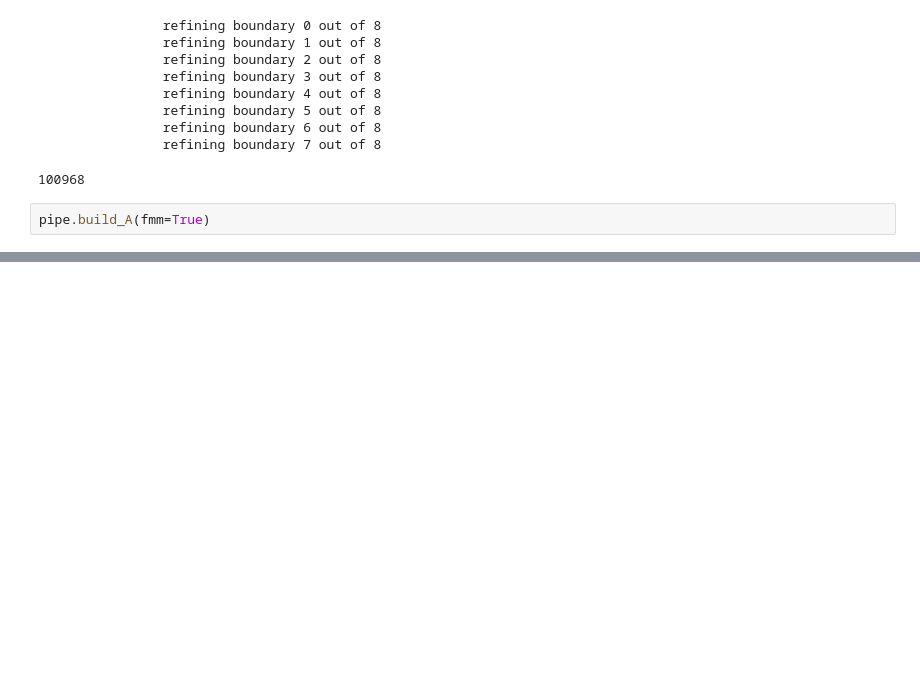
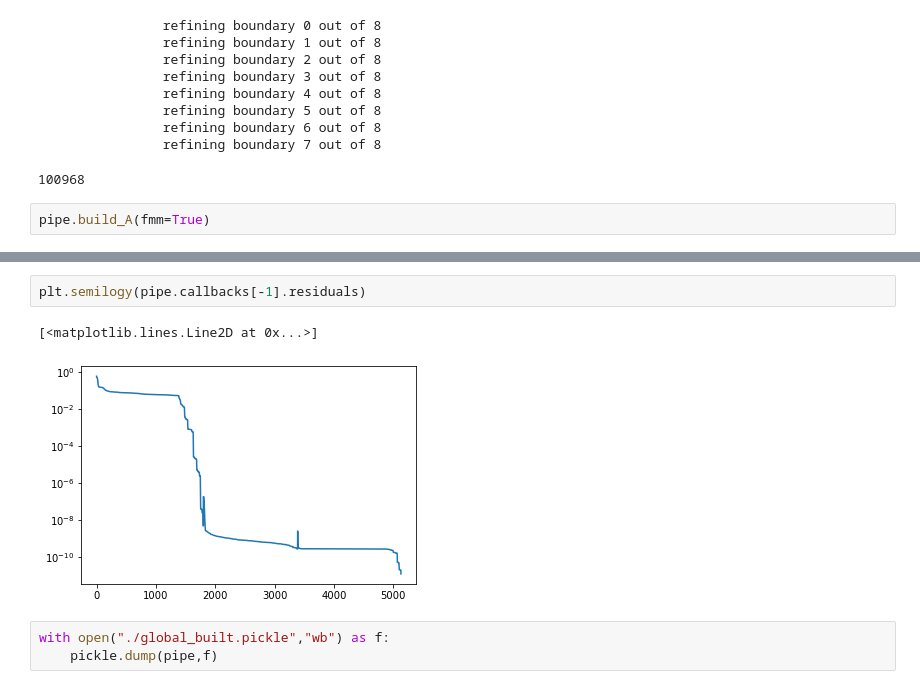
Before and after one commit to WangHaiYang874/stokes2d, a Jupyter notebook: exp3-copy/build_global.ipynb, the cells around one changed output, grey strips where cells are left out. Drawn from its saved outputs; the diff is of its cells as text; blank space fills up the shorter version.

Commit message:
built global

```diff
--- a/exp3-copy/build_global.ipynb
+++ b/exp3-copy/build_global.ipynb
@@ -51,0 +53,8 @@ pipe.build_omegas(tol=required_tol,max_iter=10,restart=2000)
+# %%
+plt.semilogy(pipe.callbacks[-1].residuals)
+# %% [output]
+[<matplotlib.lines.Line2D at 0x...>]
+[figure, added]
+# %%
+with open("./global_built.pickle","wb") as f:
+    pickle.dump(pipe,f)
```
Also changed, not shown: parts of 3 cells of this notebook, 1 other file.
